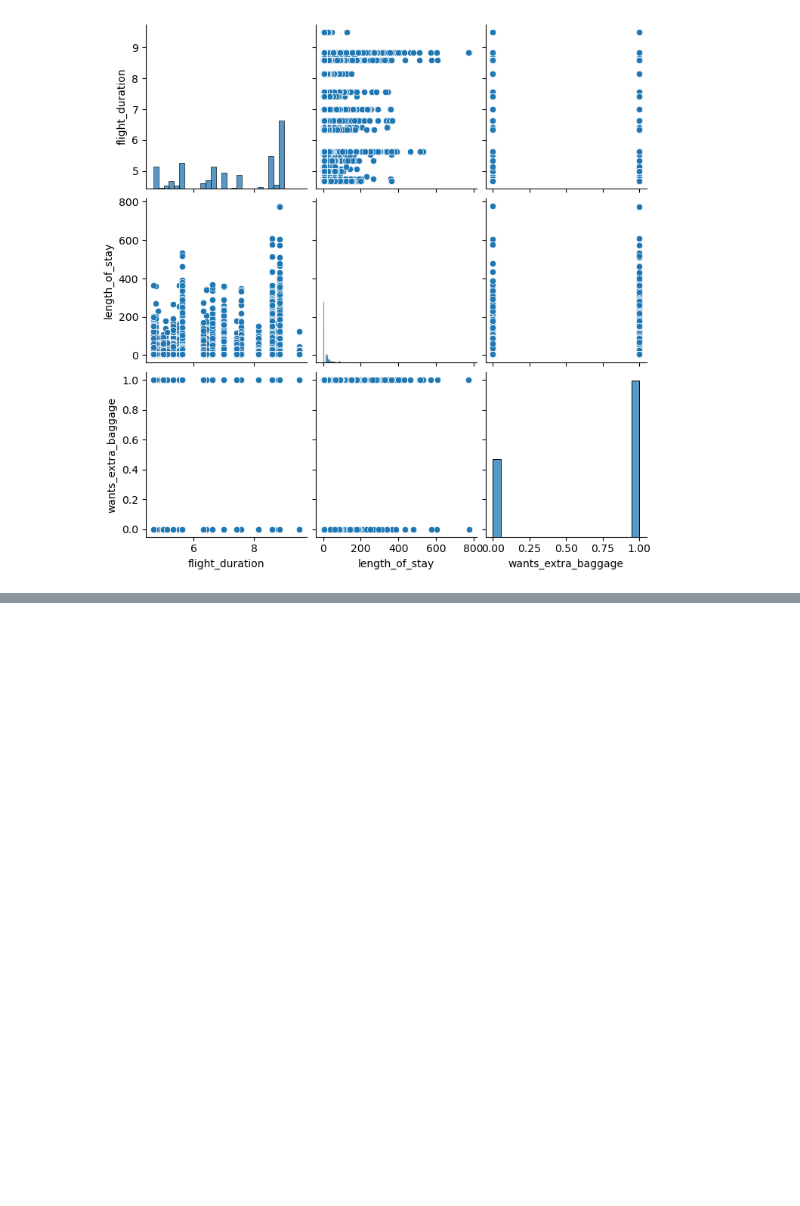
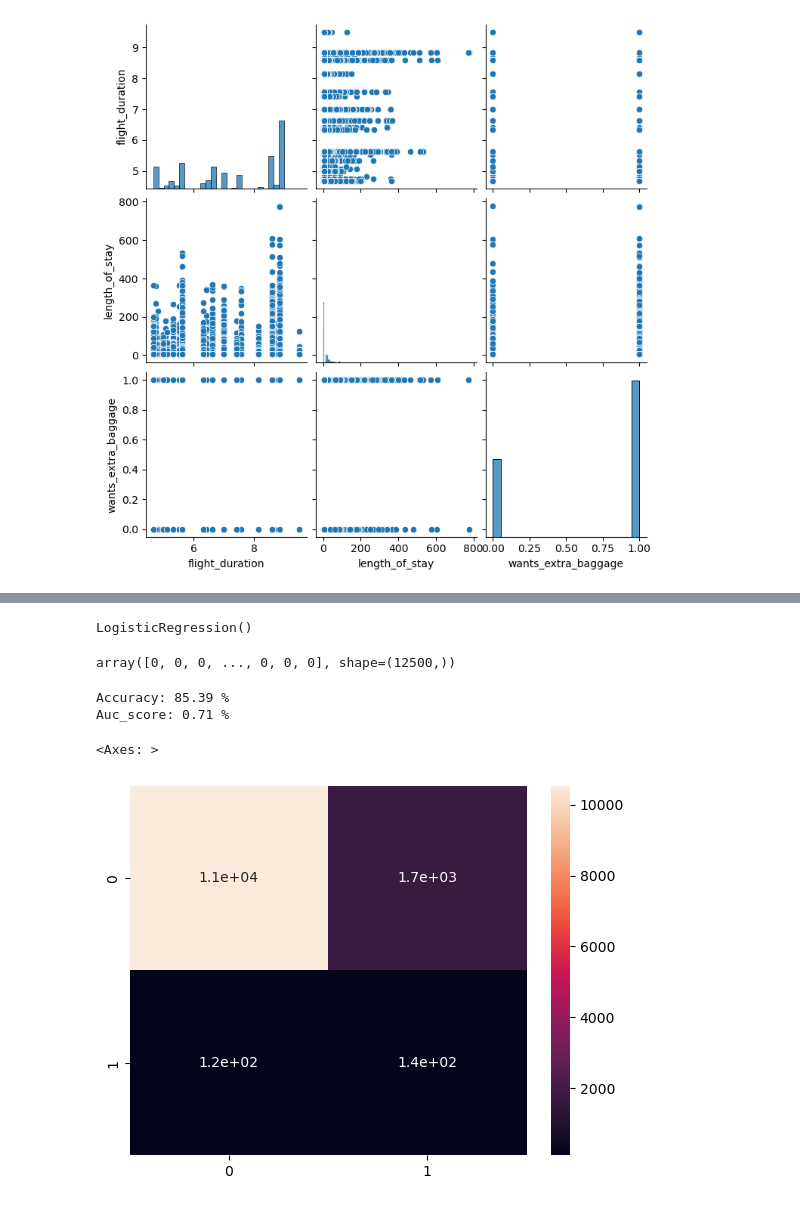
Before and after one commit to ranjansinghds/British-Airways-Job-Simulation, a Jupyter notebook: British_Airways_Task2.ipynb, the cells around one changed output, grey strips where cells are left out. Saved outputs shown, nothing was run; the diff lists cells and outputs as text; code cells hidden in the pictures; blank space fills up the shorter version.

```diff
--- a/British_Airways_Task2.ipynb
+++ b/British_Airways_Task2.ipynb
@@ -196,0 +313,4 @@ sns.pairplot(customer_booking_df[['route', 'booking_origin','flight_duration','l
+# %%
+# now we are putting our target column in y variable from our customer_booking dataset
+y = customer_booking_df['booking_complete']
+y
@@ -196,0 +332,4 @@ sns.pairplot(customer_booking_df[['route', 'booking_origin','flight_duration','l
+# %%
+from sklearn.model_selection import train_test_split
+
+X_train, X_test, y_train, y_test = train_test_split(X, y, random_state=42, test_size=0.25)
@@ -196,0 +348,27 @@ sns.pairplot(customer_booking_df[['route', 'booking_origin','flight_duration','l
+# %%
+model = LogisticRegression()
+model.fit(X_train, y_train)
+# %% [output]
+LogisticRegression()
+# %%
+y_predictions = model.predict(X_test)
+# %%
+# Testing Set Performance
+y_predictions
+# %% [output]
+array([0, 0, 0, ..., 0, 0, 0], shape=(12500,))
+# %%
+from sklearn.metrics import confusion_matrix, classification_report
+
+# We have used .2f for only 2 decimal places
+print(f'Accuracy: {100 * accuracy_score(y_predictions, y_test):.2f} %')
+print(f'Auc_score: {roc_auc_score(y_predictions, y_test):.2f} %')
+# %% [output]
+Accuracy: 85.39 %
+Auc_score: 0.71 %
+# %%
+cm = confusion_matrix(y_predictions, y_test)
+sns.heatmap(cm, annot=True)
+# %% [output]
+<Axes: >
+[figure, added]
```
Also changed, not shown: parts of 26 cells of this notebook.
